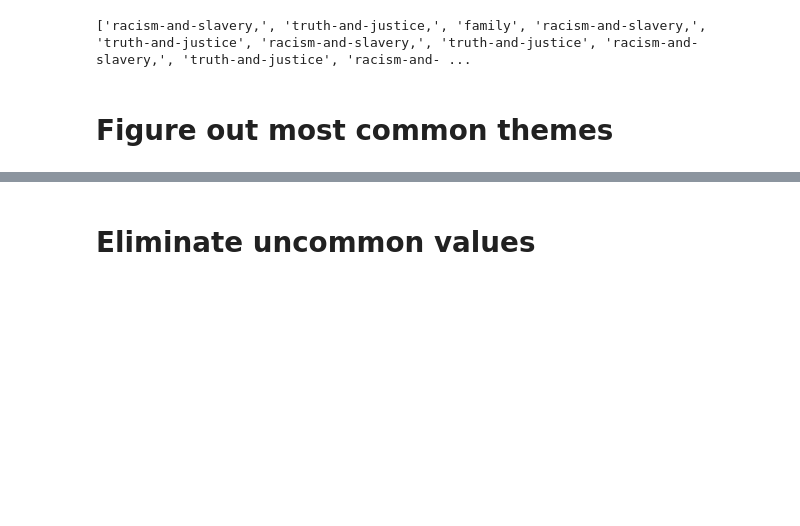
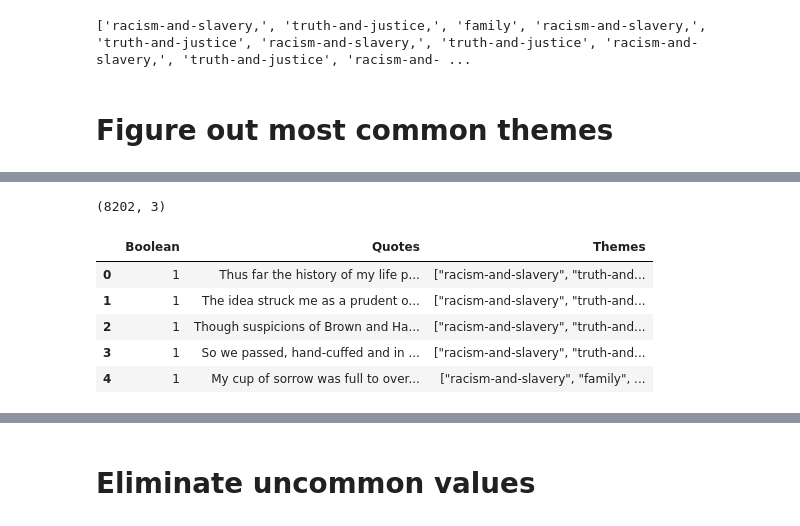
Before and after one commit to Nathanllee1/EvidenceFinder, a Jupyter notebook: Scraping and training stuff/Refined_formatter.ipynb, the cells around one changed output, grey strips where cells are left out. Cells and saved outputs as stored; diff of their text form; code cells hidden in the pictures; blank space fills up the shorter version.

```diff
--- a/Scraping and training stuff/Refined_formatter.ipynb
+++ b/Scraping and training stuff/Refined_formatter.ipynb
@@ -38,0 +84,11 @@ print(themelist)
+# %%
+print(df.shape)
+df.head()
+# %% [output]
+(8202, 3)
+|  | Boolean | Quotes | Themes |
+| 0 | 1 | Thus far the history of my life p... | ["racism-and-slavery", "truth-and... |
+| 1 | 1 | The idea struck me as a prudent o... | ["racism-and-slavery", "truth-and... |
+| 2 | 1 | Though suspicions of Brown and Ha... | ["racism-and-slavery", "truth-and... |
+| 3 | 1 | So we passed, hand-cuffed and in ... | ["racism-and-slavery", "truth-and... |
+| 4 | 1 | My cup of sorrow was full to over... | ["racism-and-slavery", "family", ... |
```
Also changed, not shown: parts of 34 cells of this notebook, 2 other files.
